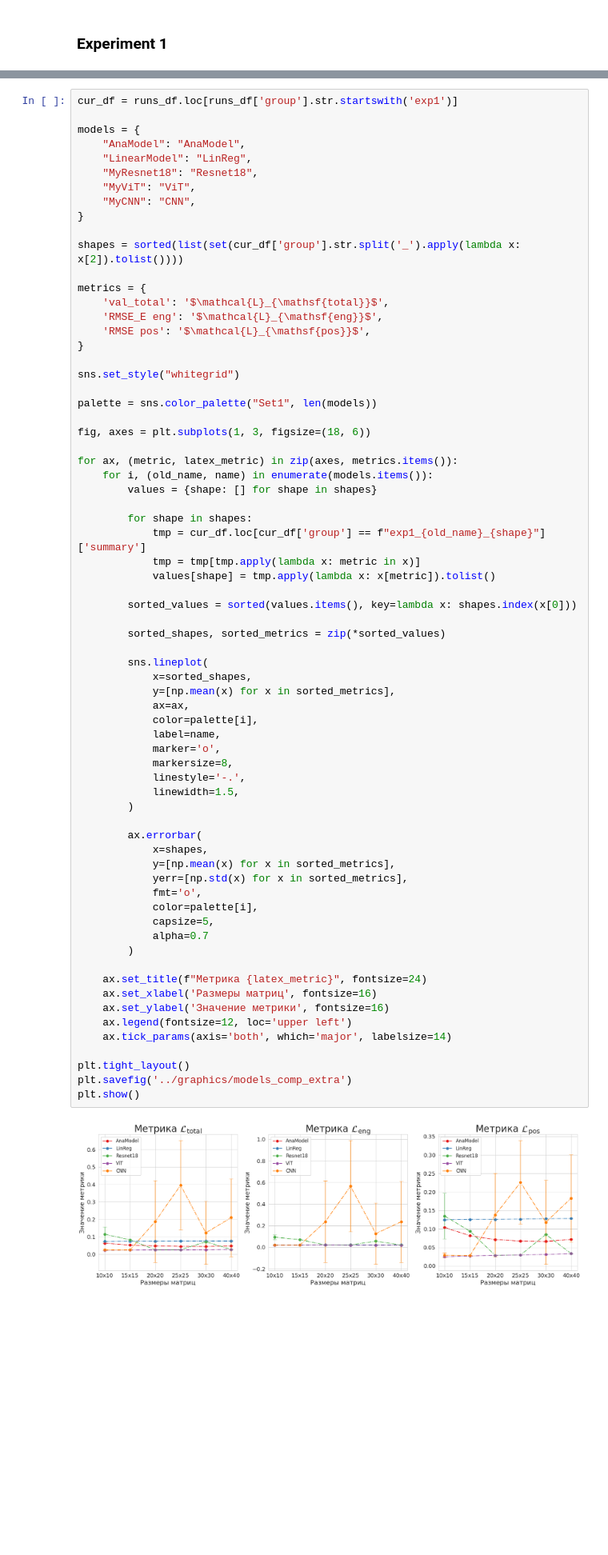
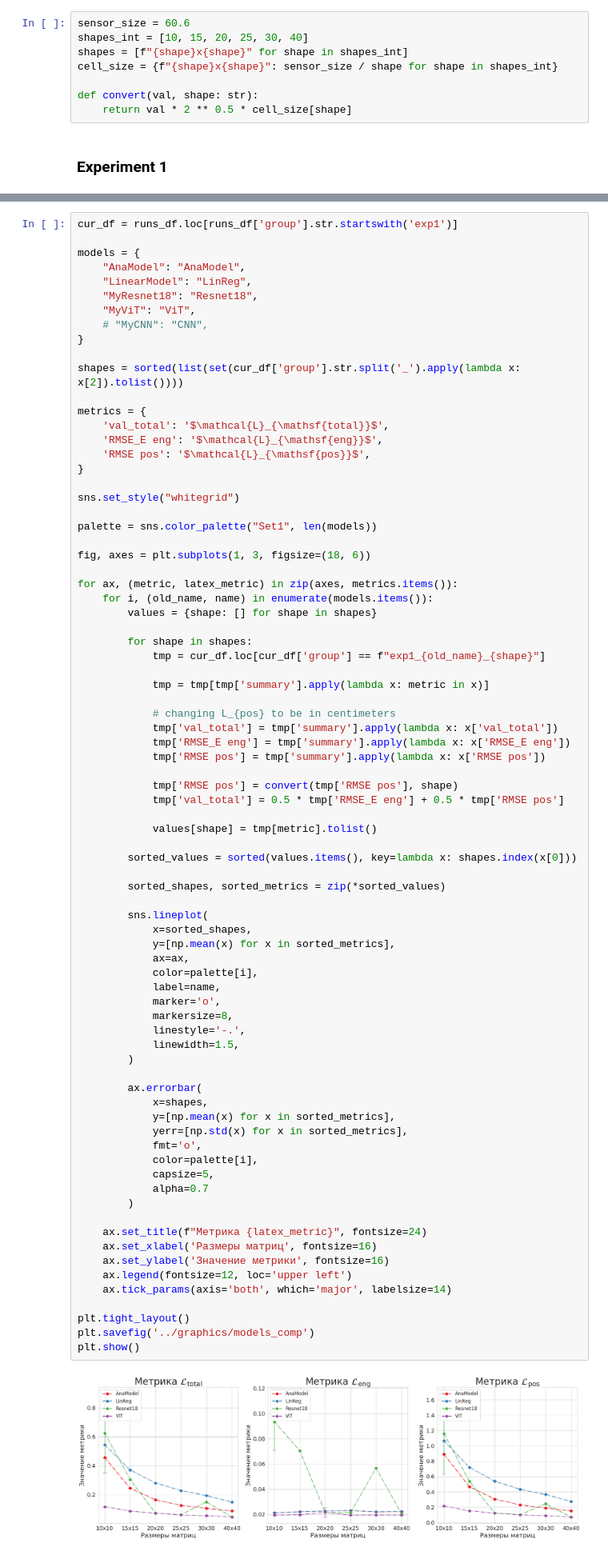
Before and after one commit to dxtvzw/ecal-optimization, a Jupyter notebook: report/data/collect_data.ipynb, the cells around one changed output, grey strips where cells are left out. Shown at 80% size. Drawn from its saved outputs; the diff is of its cells as text; blank space fills up the shorter version.

Commit message:
converted L_{pos} in report into centimeters

```diff
--- a/report/data/collect_data.ipynb
+++ b/report/data/collect_data.ipynb
@@ -67,6 +67,14 @@ runs_df
 runs_df.iloc[3]['summary']['RMSE_E eng']
 # %% [output]
 0.022588863968849186
+# %%
+sensor_size = 60.6
+shapes_int = [10, 15, 20, 25, 30, 40]
+shapes = [f"{shape}x{shape}" for shape in shapes_int]
+cell_size = {f"{shape}x{shape}": sensor_size / shape for shape in shapes_int}
+
+def convert(val, shape: str):
+    return val * 2 ** 0.5 * cell_size[shape]
 # %% [markdown]
 ### Experiment 1
 # %%
@@ -157,7 +168,7 @@ models = {
     "LinearModel": "LinReg",
     "MyResnet18": "Resnet18",
     "MyViT": "ViT",
-    "MyCNN": "CNN",
+    # "MyCNN": "CNN",
 }
 
 shapes = sorted(list(set(cur_df['group'].str.split('_').apply(lambda x: x[2]).tolist())))
@@ -179,9 +190,19 @@ for ax, (metric, latex_metric) in zip(axes, metrics.items()):
         values = {shape: [] for shape in shapes}
 
         for shape in shapes:
-            tmp = cur_df.loc[cur_df['group'] == f"exp1_{old_name}_{shape}"]['summary']
-            tmp = tmp[tmp.apply(lambda x: metric in x)]
-            values[shape] = tmp.apply(lambda x: x[metric]).tolist()
+            tmp = cur_df.loc[cur_df['group'] == f"exp1_{old_name}_{shape}"]
+
+            tmp = tmp[tmp['summary'].apply(lambda x: metric in x)]
+
+            # changing L_{pos} to be in centimeters
+            tmp['val_total'] = tmp['summary'].apply(lambda x: x['val_total'])
+            tmp['RMSE_E eng'] = tmp['summary'].apply(lambda x: x['RMSE_E eng'])
+            tmp['RMSE pos'] = tmp['summary'].apply(lambda x: x['RMSE pos'])
+
+            tmp['RMSE pos'] = convert(tmp['RMSE pos'], shape)
+            tmp['val_total'] = 0.5 * tmp['RMSE_E eng'] + 0.5 * tmp['RMSE pos']
+
+            values[shape] = tmp[metric].tolist()
 
         sorted_values = sorted(values.items(), key=lambda x: shapes.index(x[0]))
 
@@ -191,35 +212,35 @@ for ax, (metric, latex_metric) in zip(axes, metrics.items()):
             x=sorted_shapes,
             y=[np.mean(x) for x in sorted_metrics],
             ax=ax,
             color=palette[i],
             label=name,
             marker='o',
             markersize=8,
             linestyle='-.',
             linewidth=1.5,
         )
 
         ax.errorbar(
             x=shapes,
             y=[np.mean(x) for x in sorted_metrics],
             yerr=[np.std(x) for x in sorted_metrics],
             fmt='o',
             color=palette[i],
             capsize=5,
             alpha=0.7
         )
 
     ax.set_title(f"Метрика {latex_metric}", fontsize=24)
     ax.set_xlabel('Размеры матриц', fontsize=16)
     ax.set_ylabel('Значение метрики', fontsize=16)
     ax.legend(fontsize=12, loc='upper left')
     ax.tick_params(axis='both', which='major', labelsize=14)
 
 plt.tight_layout()
-plt.savefig('../graphics/models_comp_extra')
+plt.savefig('../graphics/models_comp')
 plt.show()
 # %% [output]
-[figure, old version]
+[figure, new version]
 # %% [markdown]
 ### Experiment 2
 # %%
```
Also changed, not shown: parts of 10 cells of this notebook, 9 other files.
